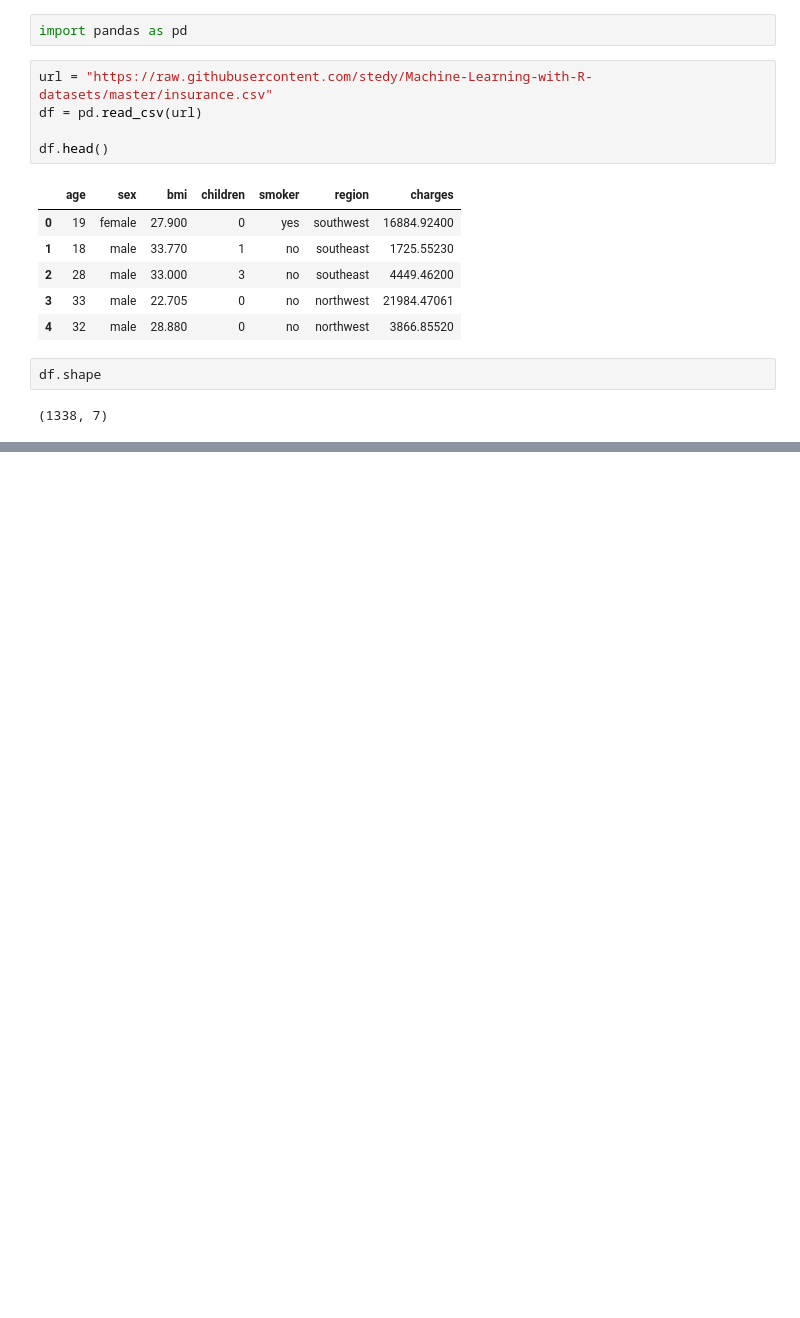
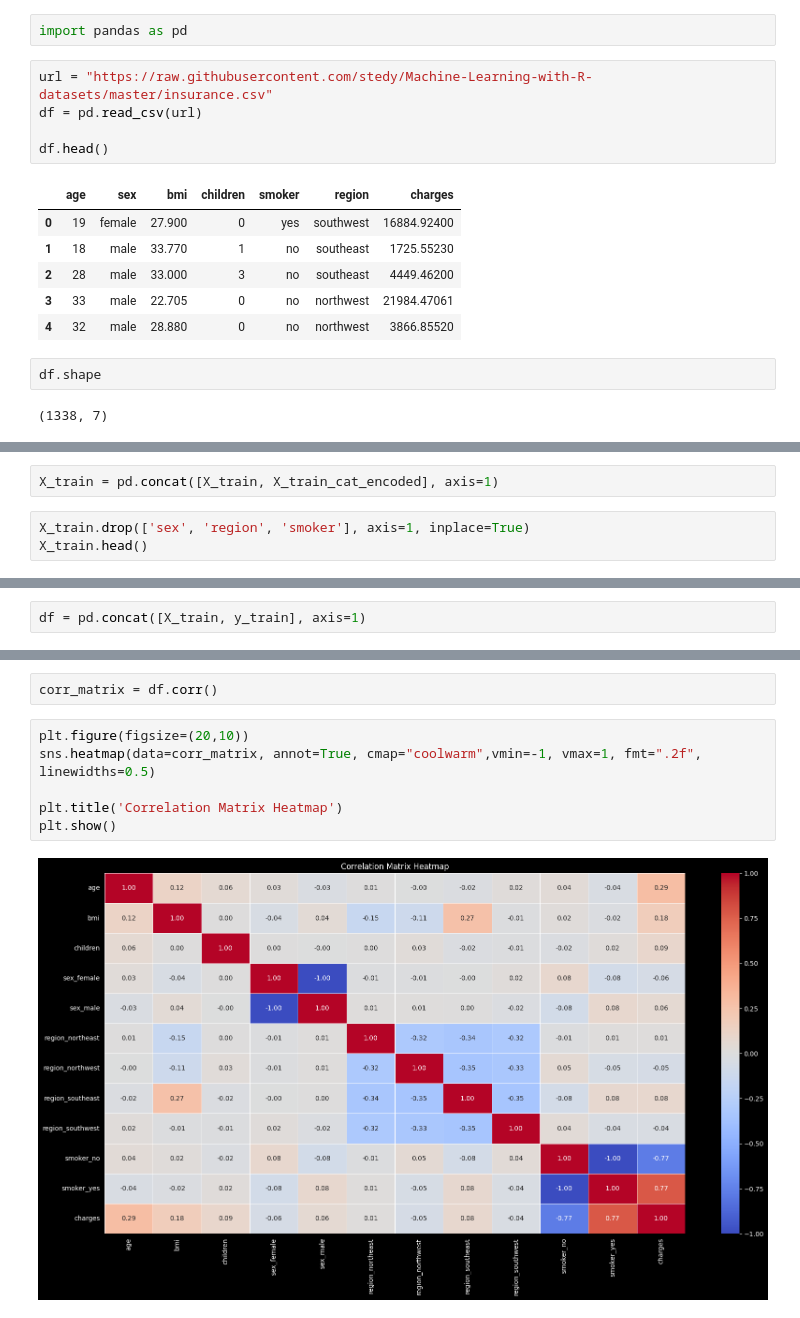
Before and after one commit to Rubeennn/ml-tabular-project, a Jupyter notebook: notebooks/exploration.ipynb, the cells around one changed output, grey strips where cells are left out. Drawn from its saved outputs; the diff is of its cells as text; blank space fills up the shorter version.

```diff
--- a/notebooks/exploration.ipynb
+++ b/notebooks/exploration.ipynb
@@ -18,0 +181,5 @@ df.shape
+# %%
+X_train = pd.concat([X_train, X_train_cat_encoded], axis=1)
+# %%
+X_train.drop(['sex', 'region', 'smoker'], axis=1, inplace=True)
+X_train.head()
@@ -18,0 +197,2 @@ df.shape
+# %%
+df = pd.concat([X_train, y_train], axis=1)
@@ -18,0 +208,10 @@ df.shape
+# %%
+corr_matrix = df.corr()
+# %%
+plt.figure(figsize=(20,10))
+sns.heatmap(data=corr_matrix, annot=True, cmap="coolwarm",vmin=-1, vmax=1, fmt=".2f", linewidths=0.5)
+
+plt.title('Correlation Matrix Heatmap')
+plt.show()
+# %% [output]
+[figure, added]
```
Also changed, not shown: parts of 21 cells of this notebook.
